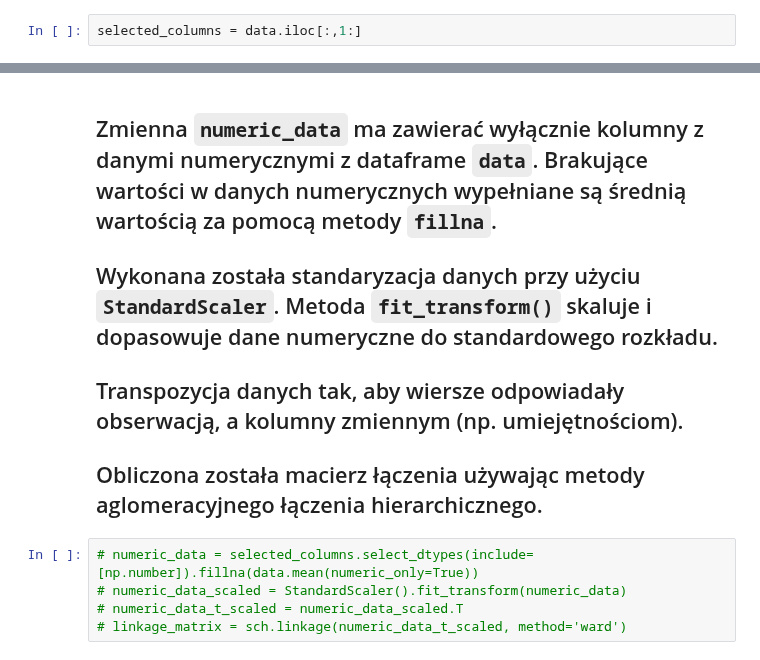
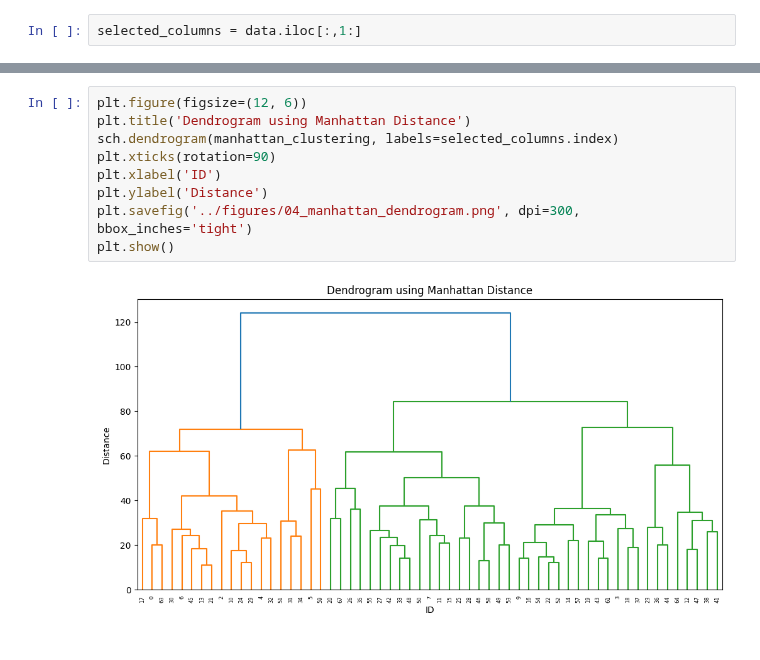
Before and after one commit to MalwinaKoz/Project-People-Analytics, a Jupyter notebook: notebooks/04_AdditionalAnalysis.ipynb, the cells around one changed output, grey strips where cells are left out. Saved outputs shown, nothing was run; the diff lists cells and outputs as text.

```diff
--- a/notebooks/04_AdditionalAnalysis.ipynb
+++ b/notebooks/04_AdditionalAnalysis.ipynb
@@ -25,10 +33,11 @@ plt.show()
-# %% [markdown]
-## Zmienna `numeric_data` ma zawierać wyłącznie kolumny z danymi numerycznymi z dataframe `data`. Brakujące wartości w danych numerycznych wypełniane są średnią wartością za pomocą metody `fillna`.
-## Wykonana została standaryzacja danych przy użyciu `StandardScaler`. Metoda `fit_transform()` skaluje i dopasowuje dane numeryczne do standardowego rozkładu.
-## Transpozycja danych tak, aby wiersze odpowiadały obserwacją, a kolumny zmiennym (np. umiejętnościom).
-## Obliczona została macierz łączenia używając metody aglomeracyjnego łączenia hierarchicznego.
-# %%
-# numeric_data = selected_columns.select_dtypes(include=[np.number]).fillna(data.mean(numeric_only=True))
-# numeric_data_scaled = StandardScaler().fit_transform(numeric_data)
-# numeric_data_t_scaled = numeric_data_scaled.T
-# linkage_matrix = sch.linkage(numeric_data_t_scaled, method='ward')
+# %%
+plt.figure(figsize=(12, 6))
+plt.title('Dendrogram using Manhattan Distance')
+sch.dendrogram(manhattan_clustering, labels=selected_columns.index)
+plt.xticks(rotation=90)
+plt.xlabel('ID')
+plt.ylabel('Distance')
+plt.savefig('../figures/04_manhattan_dendrogram.png', dpi=300, bbox_inches='tight')
+plt.show()
+# %% [output]
+[figure, added]
```
Also changed, not shown: parts of 4 cells of this notebook, 2 other files.
